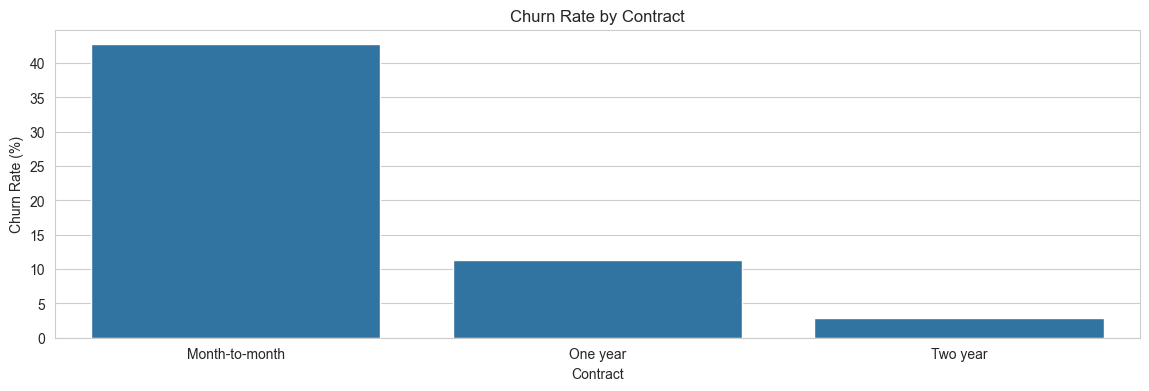
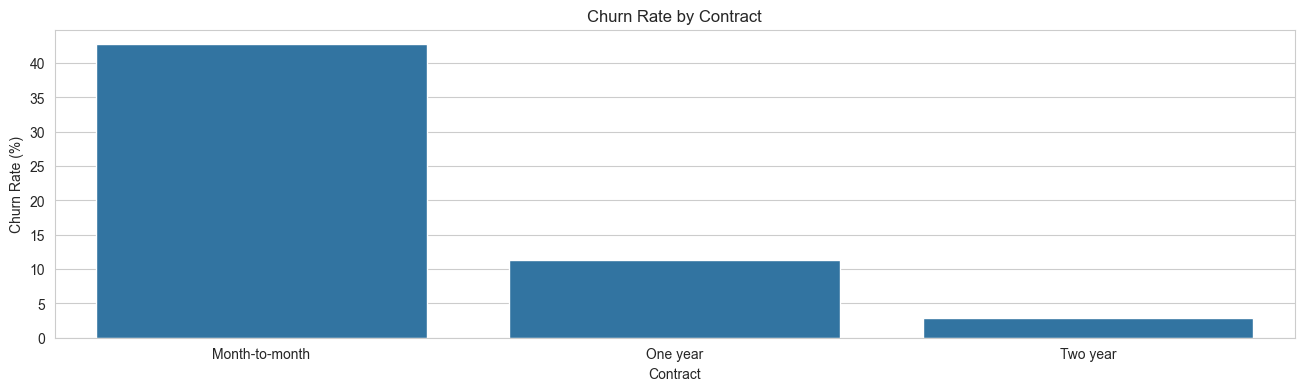
The change to this notebook cell's code, shown as a diff; its figure went from the first image to the second:
--- before
+++ after
@@ -1,4 +1,4 @@
 contract_plot = contract_analysis.reset_index()
-plt.figure(figsize=(14, 4))
+plt.figure(figsize=(16, 4))
 sns.barplot(data=contract_plot, x="contract", y="churn_rate")
 plt.title("Churn Rate by Contract")

Commit: Plot width of all plots were changed from 12 to 16